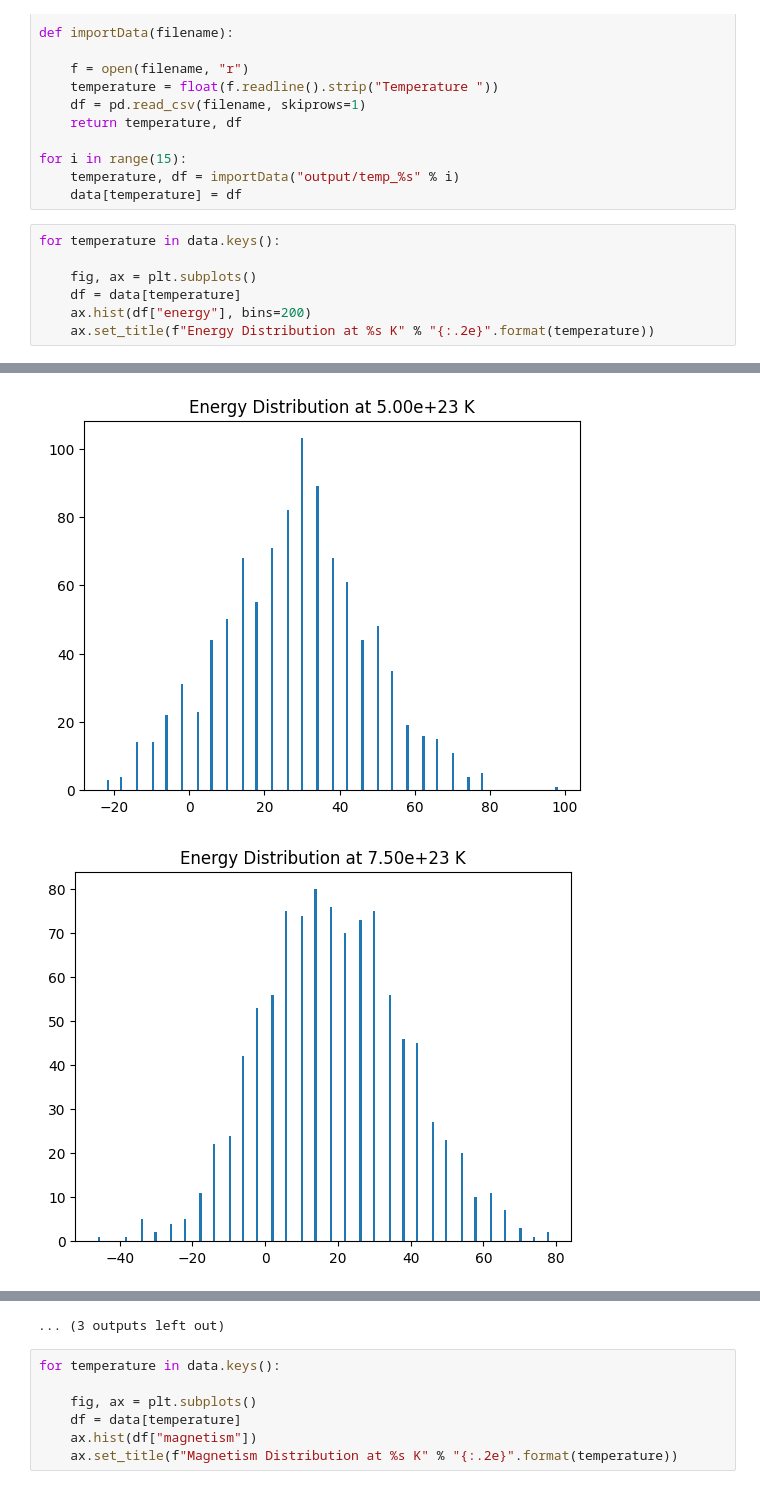
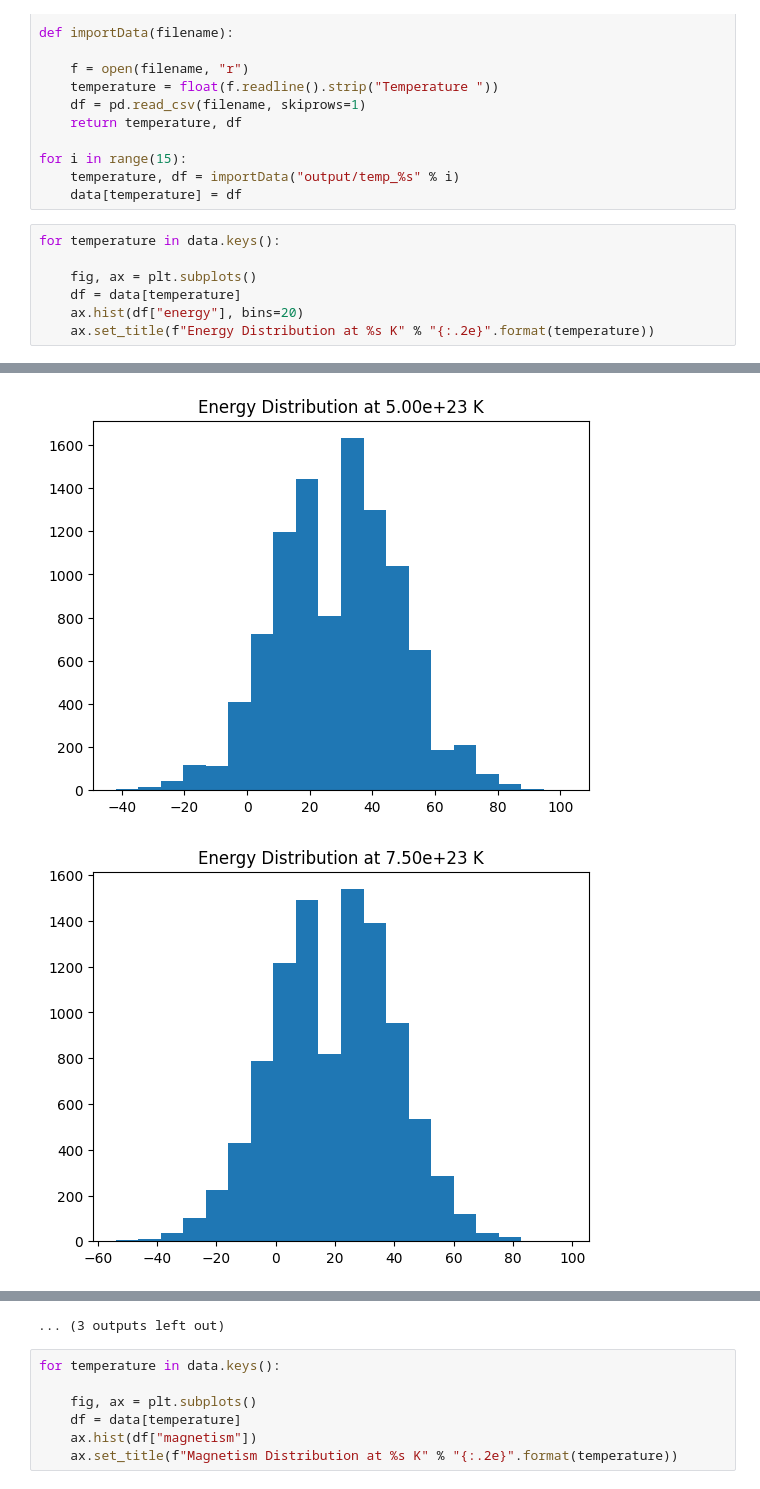
Before and after one commit to Iddmeister/IsingModel, a Jupyter notebook: visual.ipynb, the cells around one changed output, grey strips where cells are left out. Saved outputs shown, nothing was run; the diff lists cells and outputs as text.

```diff
--- a/visual.ipynb
+++ b/visual.ipynb
@@ -20,6 +20,6 @@ for temperature in data.keys():
 
     fig, ax = plt.subplots()
     df = data[temperature]
-    ax.hist(df["energy"], bins=200)
+    ax.hist(df["energy"], bins=20)
     ax.set_title(f"Energy Distribution at %s K" % "{:.2e}".format(temperature))
 # %% [output]
@@ -35,2 +35,2 @@ for temperature in data.keys():
-[figure, old version]
+[figure, new version]
-[figure, old version]
+[figure, new version]
```
Also changed, not shown: parts of 2 cells of this notebook, 19 other files.
